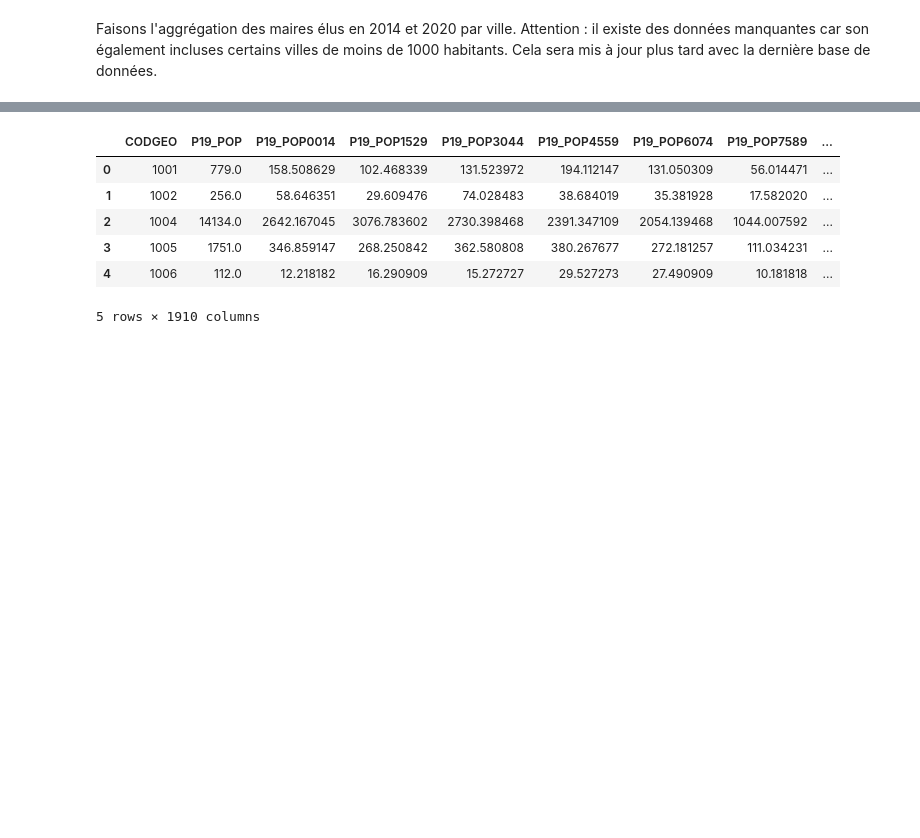
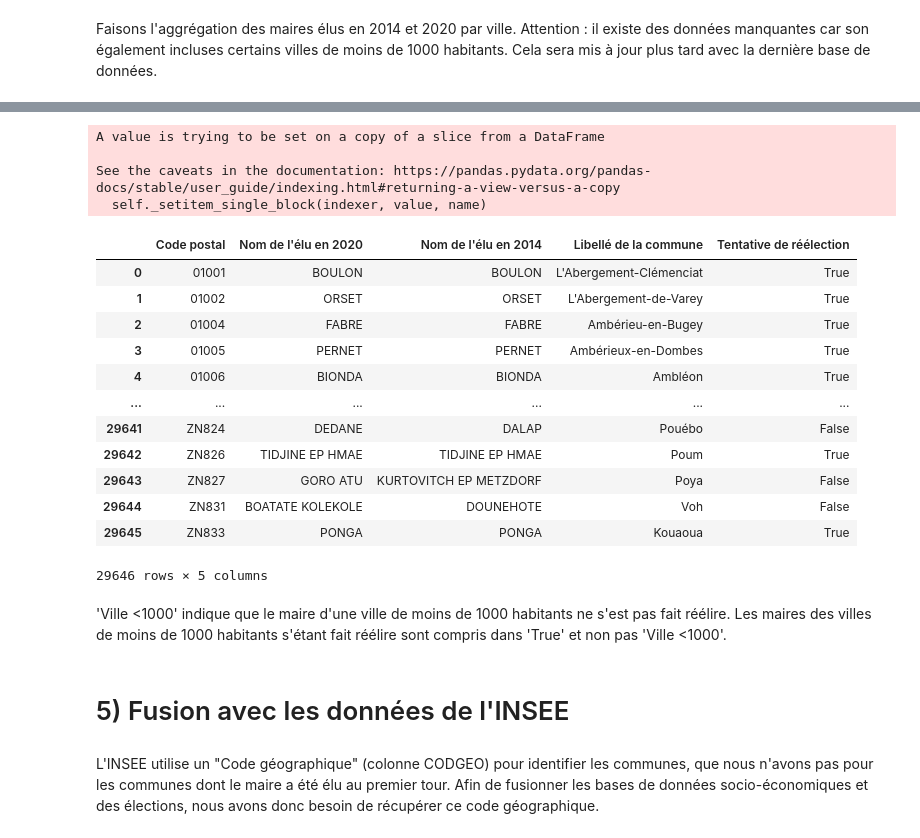
Before and after one commit to HenrideT/Projet_Python, a Jupyter notebook: Récupération.ipynb, the cells around one changed output, grey strips where cells are left out. Cells and saved outputs as stored; diff of their text form; code cells hidden in the pictures; blank space fills up the shorter version.

Commit message:
Essai de la fusion des bases

```diff
--- a/Récupération.ipynb
+++ b/Récupération.ipynb
@@ -235,4 +235,4 @@ Faisons l'aggrégation des maires élus en 2014 et 2020 par ville.
 Attention : il existe des données manquantes car son également incluses certains villes de moins de 1000 habitants. Cela sera mis à jour plus tard avec la dernière base de données.
 # %%
 municipales_2014_et_2020 = municipales_2020.copy(deep= True)
-municipales_2014_et_2020 = municipales_2014_et_2020.merge(municipales_2014[["Code postal", "Nom de l'élu en 2014"]], on = 'Code postal')
+municipales_2014_et_2020 = municipales_2014_et_2020.merge(municipales_2014[["Code postal", "Nom de l'élu en 2014", 'Libellé de la commune']], on = 'Code postal')
@@ -277,10 +261,0 @@ insee = pd.read_csv(filepath_or_buffer='INSEE/dossier_complet.csv', sep=';', enc
-# %%
-insee.head()
-# %% [output]
-|  | CODGEO | P19_POP | P19_POP0014 | P19_POP1529 | P19_POP3044 | P19_POP4559 | P19_POP6074 | P19_POP7589 | ... |
-| 0 | 1001 | 779.0 | 158.508629 | 102.468339 | 131.523972 | 194.112147 | 131.050309 | 56.014471 | ... |
-| 1 | 1002 | 256.0 | 58.646351 | 29.609476 | 74.028483 | 38.684019 | 35.381928 | 17.582020 | ... |
-| 2 | 1004 | 14134.0 | 2642.167045 | 3076.783602 | 2730.398468 | 2391.347109 | 2054.139468 | 1044.007592 | ... |
-| 3 | 1005 | 1751.0 | 346.859147 | 268.250842 | 362.580808 | 380.267677 | 272.181257 | 111.034231 | ... |
-| 4 | 1006 | 112.0 | 12.218182 | 16.290909 | 15.272727 | 29.527273 | 27.490909 | 10.181818 | ... |
-5 rows × 1910 columns
@@ -286,0 +273,38 @@ insee.head()
+# %%
+# Attention, l'éxécution de cette cellule prend plusieurs minutes !
+
+municipales_2014_et_2020['Tentative de réélection'] = True
+for cpt, maire in enumerate(municipales_2014_et_2020["Nom de l'élu en 2014"]):
+    if maire != municipales_2014_et_2020["Nom de l'élu en 2020"].iloc[cpt]:
+        ville = municipales_2014_et_2020['Code postal'].iloc[cpt]
+        municipales_2014_et_2020['Tentative de réélection'].iloc[cpt] = maire in candidats_2020.loc[candidats_2020['Code postal']==ville]['Nom candidat']
+        if len(candidats_2020.loc[candidats_2020['Code postal']==ville]['Nom candidat'])<1:
+            municipales_2014_et_2020['Tentative de réélection'].iloc[cpt] = 'Ville <1000'
+# %% [output]
+A value is trying to be set on a copy of a slice from a DataFrame
+
+See the caveats in the documentation: https://pandas.pydata.org/pandas-docs/stable/user_guide/indexing.html#returning-a-view-versus-a-copy
+  self._setitem_single_block(indexer, value, name)
+# %%
+municipales_2014_et_2020
+# %% [output]
+|  | Code postal | Nom de l'élu en 2020 | Nom de l'élu en 2014 | Libellé de la commune | Tentative de réélection |
+| 0 | 01001 | BOULON | BOULON | L'Abergement-Clémenciat | True |
+| 1 | 01002 | ORSET | ORSET | L'Abergement-de-Varey | True |
+| 2 | 01004 | FABRE | FABRE | Ambérieu-en-Bugey | True |
+| 3 | 01005 | PERNET | PERNET | Ambérieux-en-Dombes | True |
+| 4 | 01006 | BIONDA | BIONDA | Ambléon | True |
+| ... | ... | ... | ... | ... | ... |
+| 29641 | ZN824 | DEDANE | DALAP | Pouébo | False |
+| 29642 | ZN826 | TIDJINE EP HMAE | TIDJINE EP HMAE | Poum | True |
+| 29643 | ZN827 | GORO ATU | KURTOVITCH EP METZDORF | Poya | False |
+| 29644 | ZN831 | BOATATE KOLEKOLE | DOUNEHOTE | Voh | False |
+| 29645 | ZN833 | PONGA | PONGA | Kouaoua | True |
+29646 rows × 5 columns
+# %% [markdown]
+'Ville <1000' indique que le maire d'une ville de moins de 1000 habitants ne s'est pas fait réélire. Les maires des villes de moins de 1000 habitants s'étant fait réélire sont compris dans 'True' et non pas 'Ville <1000'.
+# %% [markdown]
+# 5) Fusion avec les données de l'INSEE
+# %% [markdown]
+L'INSEE utilise un "Code géographique" (colonne CODGEO) pour identifier les communes, que nous n'avons pas pour les communes dont le maire a été élu au premier tour.
+Afin de fusionner les bases de données socio-économiques et des élections, nous avons donc besoin de récupérer ce code géographique.
```
Also changed, not shown: parts of 28 cells of this notebook.
